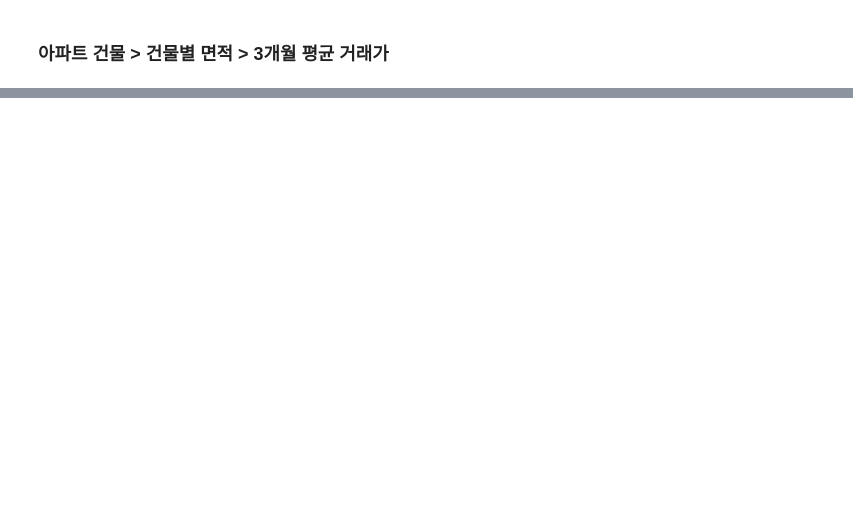
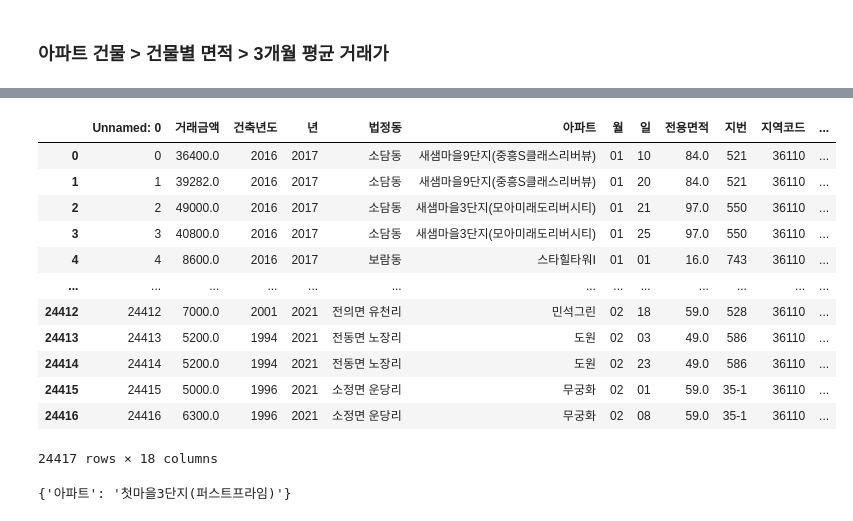
Before and after one commit to metterian/sejong-house-market-analyse, a Jupyter notebook: 전유부_아파트_정리.ipynb, the cells around one changed output, grey strips where cells are left out. Cells and saved outputs as stored; diff of their text form; code cells hidden in the pictures; blank space fills up the shorter version.

Commit message:
add data summary file for clustering
전유부, 아파트 master data

```diff
--- a/전유부_아파트_정리.ipynb
+++ b/전유부_아파트_정리.ipynb
@@ -101,0 +103,12 @@ bid_null.tail(30)
+# %%
+apt_trd = pd.read_csv('data/apt_trd.csv')
+apt_trd['거래금액'] = apt_trd['거래금액'].str.replace(',','').astype(float)
+apt_trd['아파트'] =apt_trd['아파트'].str.replace(' ','').astype(str)
+apt_trd['전용면적'] = np.trunc(apt_trd['전용면적'])
+apt_trd['월'] = apt_trd['월'].astype(str).str.zfill(2)
+apt_trd['일'] = apt_trd['일'].astype(str).str.zfill(2)
+
+apt_trd['계약일자'] = apt_trd['년'].astype(str) + apt_trd['월'] + apt_trd['일']
+apt_trd['계약일자'] = pd.to_datetime(apt_trd['계약일자'], format='%Y%m%d')
+
+apt_trd.head()
@@ -101,0 +122,40 @@ bid_null.tail(30)
+# %%
+# BL값 번지로 교체
+apt_trd['지번'] = apt_trd['지번'].replace('BL-M3', 550)
+apt_trd['지번'] = apt_trd['지번'].replace('BLH1', 738)
+apt_trd['지번'] = apt_trd['지번'].replace('가-', 946)
+# %%
+#PNU코드 생성
+apt_trd['번'] = apt_trd['지번'].astype(str).str.split('-').str[0]
+apt_trd['지'] = apt_trd['지번'].astype(str).str.split('-').str[1]
+apt_trd['번'] = apt_trd['번'].fillna(0)
+apt_trd['지'] = apt_trd['지'].fillna(0)
+apt_trd['번'] = apt_trd['번'].astype(str).str.zfill(4)
+apt_trd['지'] = apt_trd['지'].astype(str).str.zfill(4)
+apt_trd['PNU'] = apt_trd['법정동'].astype(str) + apt_trd['번'] + apt_trd['지']
+apt_trd
+# %% [output]
+|  | Unnamed: 0 | 거래금액 | 건축년도 | 년 | 법정동 | 아파트 | 월 | 일 | 전용면적 | 지번 | 지역코드 | ... |
+| 0 | 0 | 36400.0 | 2016 | 2017 | 소담동 | 새샘마을9단지(중흥S클래스리버뷰) | 01 | 10 | 84.0 | 521 | 36110 | ... |
+| 1 | 1 | 39282.0 | 2016 | 2017 | 소담동 | 새샘마을9단지(중흥S클래스리버뷰) | 01 | 20 | 84.0 | 521 | 36110 | ... |
+| 2 | 2 | 49000.0 | 2016 | 2017 | 소담동 | 새샘마을3단지(모아미래도리버시티) | 01 | 21 | 97.0 | 550 | 36110 | ... |
+| 3 | 3 | 40800.0 | 2016 | 2017 | 소담동 | 새샘마을3단지(모아미래도리버시티) | 01 | 25 | 97.0 | 550 | 36110 | ... |
+| 4 | 4 | 8600.0 | 2016 | 2017 | 보람동 | 스타힐타워Ⅰ | 01 | 01 | 16.0 | 743 | 36110 | ... |
+| ... | ... | ... | ... | ... | ... | ... | ... | ... | ... | ... | ... | ... |
+| 24412 | 24412 | 7000.0 | 2001 | 2021 | 전의면 유천리 | 민석그린 | 02 | 18 | 59.0 | 528 | 36110 | ... |
+| 24413 | 24413 | 5200.0 | 1994 | 2021 | 전동면 노장리 | 도원 | 02 | 03 | 49.0 | 586 | 36110 | ... |
+| 24414 | 24414 | 5200.0 | 1994 | 2021 | 전동면 노장리 | 도원 | 02 | 23 | 49.0 | 586 | 36110 | ... |
+| 24415 | 24415 | 5000.0 | 1996 | 2021 | 소정면 운당리 | 무궁화 | 02 | 01 | 59.0 | 35-1 | 36110 | ... |
+| 24416 | 24416 | 6300.0 | 1996 | 2021 | 소정면 운당리 | 무궁화 | 02 | 08 | 59.0 | 35-1 | 36110 | ... |
+24417 rows × 18 columns
+# %%
+#PNU기준으로 건물명 통일하기
+PUN_col = ['PNU','아파트']
+PNU = apt_trd[PUN_col].drop_duplicates()
+PNU = PNU.set_index('PNU')
+PNU = PNU.transpose()
+
+PNU = PNU.to_dict()
+PNU.get('한솔동09470000')
+# %% [output]
+{'아파트': '첫마을3단지(퍼스트프라임)'}
```
Also changed, not shown: parts of 24 cells of this notebook.
